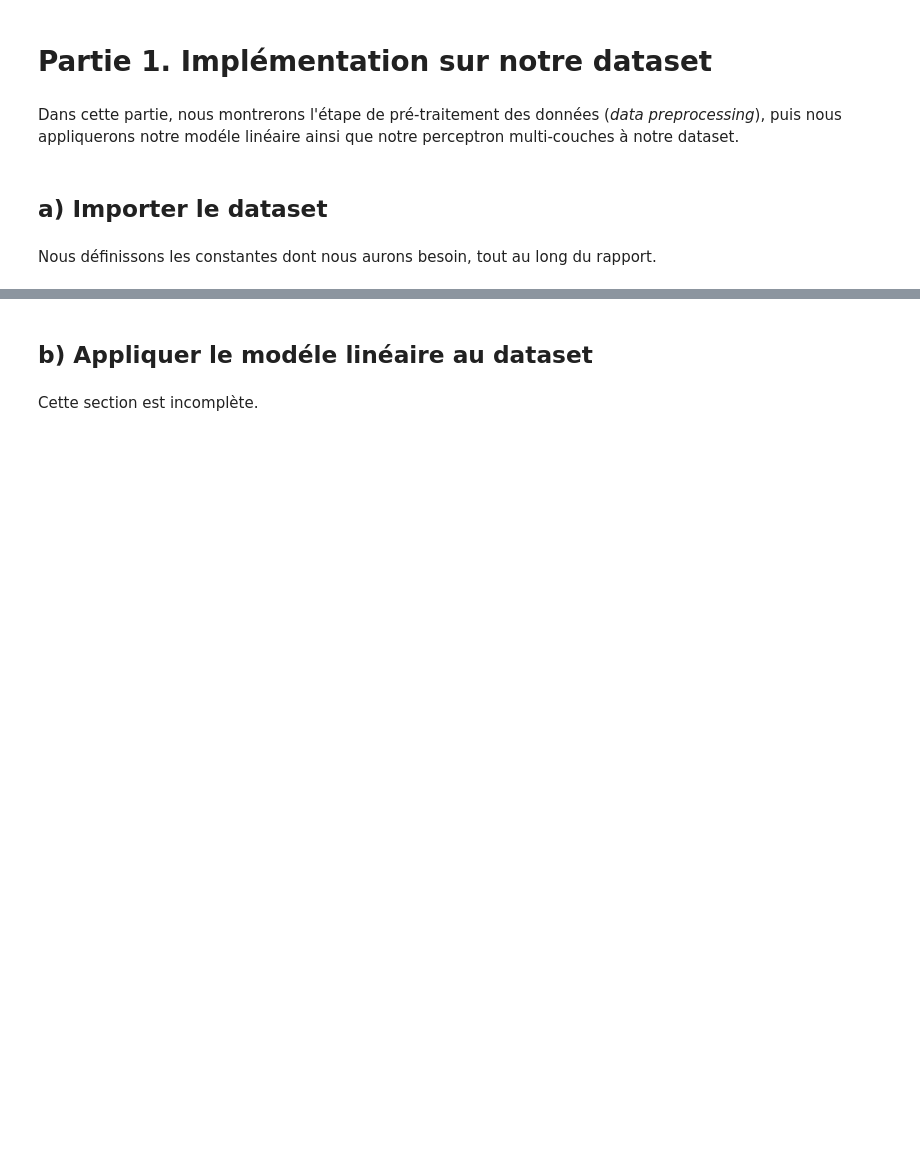
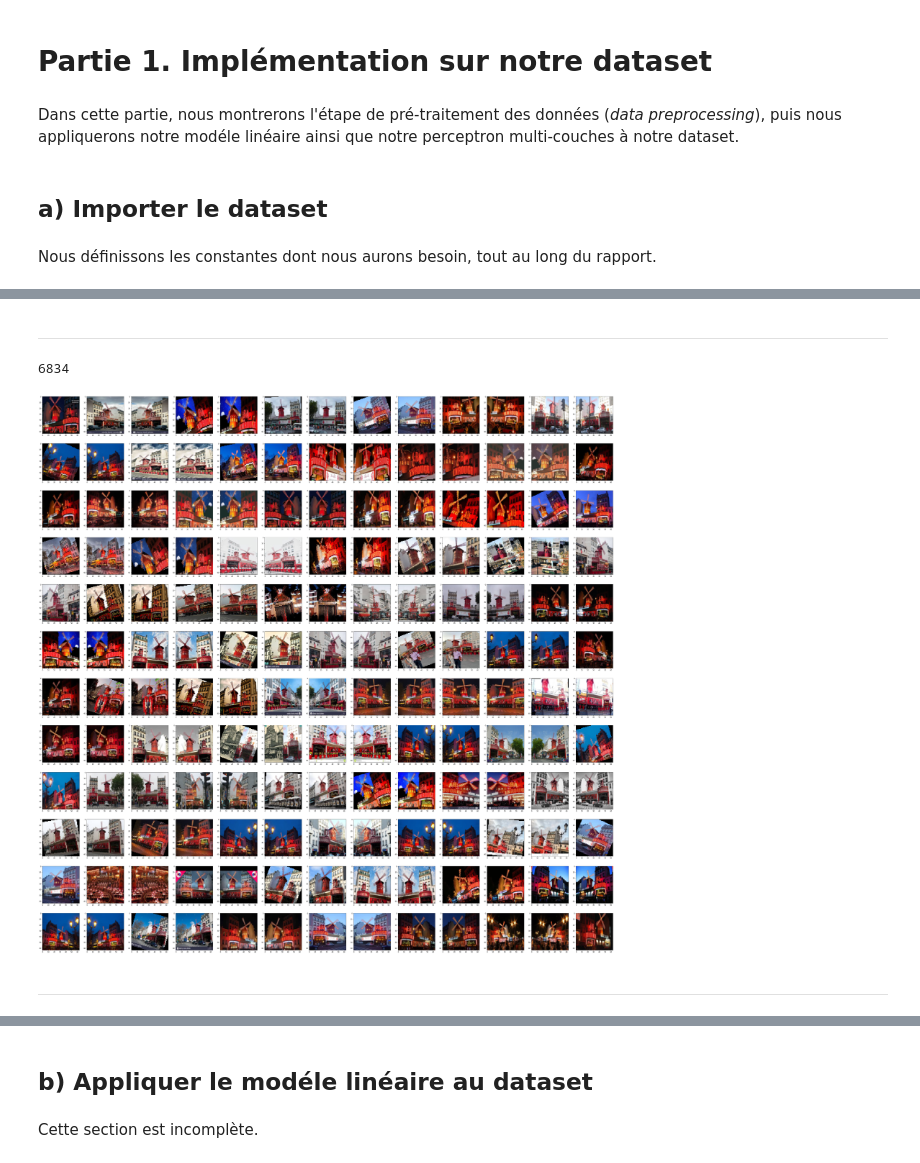
Before and after one commit to Levorilh/ml_python, a Jupyter notebook: rapport.ipynb, the cells around one changed output, grey strips where cells are left out. Saved outputs shown, nothing was run; the diff lists cells and outputs as text; code cells hidden in the pictures; blank space fills up the shorter version.

Commit message:
trained some models on the report

```diff
--- a/rapport.ipynb
+++ b/rapport.ipynb
@@ -109,8 +97,8 @@ def horizontal_flip(image):
 # %%
 transformations = {
-    # "noise": random_noise,
     "rotate": random_rotation,
     "flip": horizontal_flip,
 }
 
-num_transformations_to_apply = np.random.randint(1, len(transformations))
+num_transformations_to_apply = np.random.randint(1, len(transformations)+1)
+print(num_transformations_to_apply)
@@ -139,7 +129,11 @@ def import_images_and_assign_labels(folder, label, X, Y, IMG_SIZE=IMG_SIZE, data
             for i in range(num_transformations_to_apply):
                 k = np.random.choice(list(transformations))
                 transformed_img = transformations[k](im)
-            im = transformed_img
+                transformed_img = transformed_img.convert("RGB")
+                transformed_arr = np.array(transformed_img)
+                transformed_arr = np.reshape(transformed_arr, (IMG_SIZE[0]* IMG_SIZE[1] * 3,))
+                X.append(transformed_arr)
+                Y.append(label)
         im = im.convert("RGB")
         im_arr = np.array(im)
         im_arr = np.reshape(im_arr, (IMG_SIZE[0]* IMG_SIZE[1] * 3,))
@@ -192,6 +204,25 @@ def import_dataset(IMG_SIZE=IMG_SIZE, data_aug=False):
            (np.array(X_valid) / 255.0, np.array(y_valid))
 # %%
 (X_train, y_train), (X_valid, y_valid) = import_dataset(data_aug=True)
+# %% [markdown]
+----
+# %%
+len(X_train)
+# %% [output]
+6834
+# %%
+fig = plt.figure(figsize=(64, 64))
+columns = 13
+rows = 12
+for i in range(1, columns*rows +1):
+    img = X_train[i].reshape((IMG_SIZE[0], IMG_SIZE[1], 3))
+    fig.add_subplot(rows, columns, i)
+    plt.imshow(img)
+plt.show()
+# %% [output]
+[figure, added]
+# %% [markdown]
+----
 # %%
 for s in ["train", "valid", "test"]:
     if s == "test":
```
Also changed, not shown: parts of 26 cells of this notebook, 3 other files.
